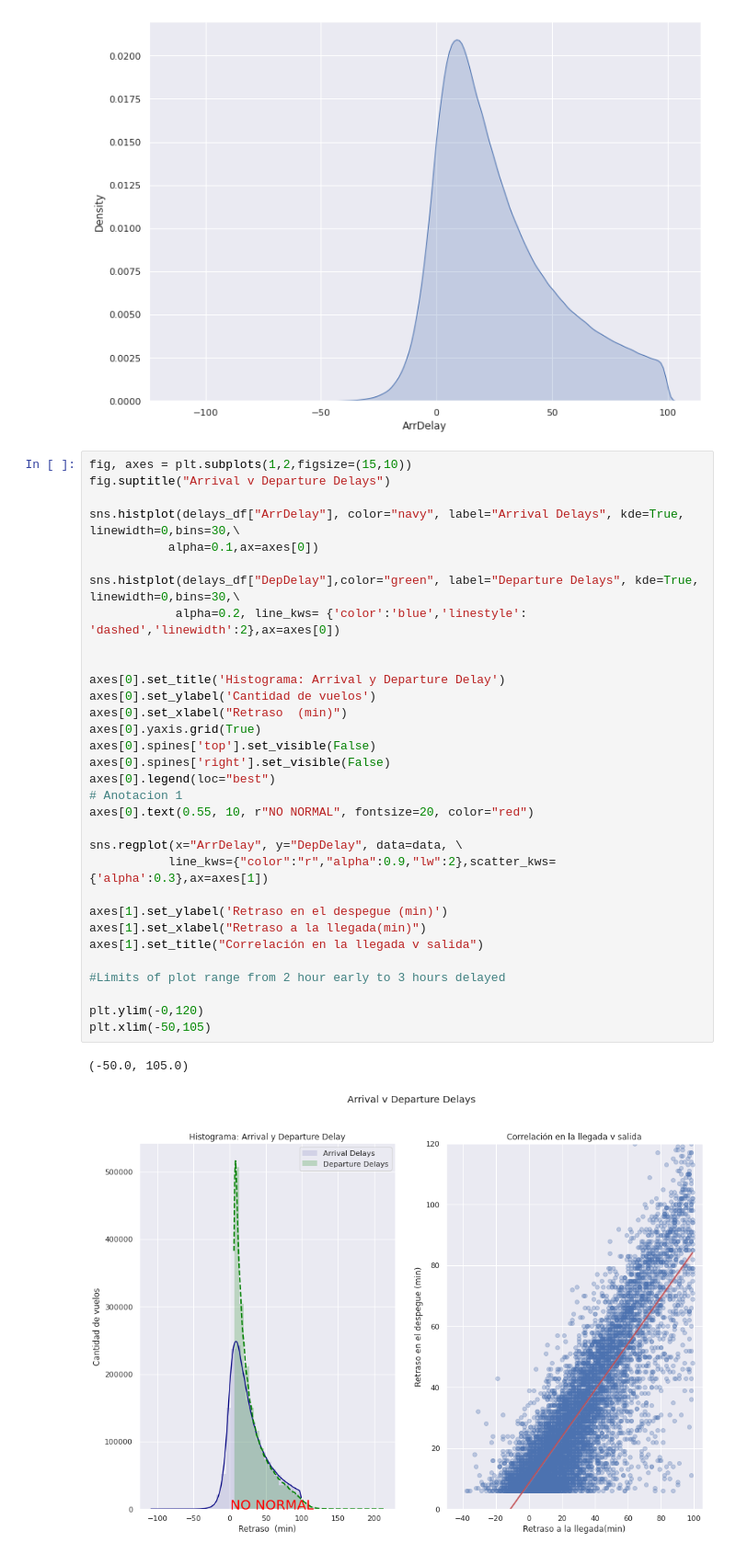
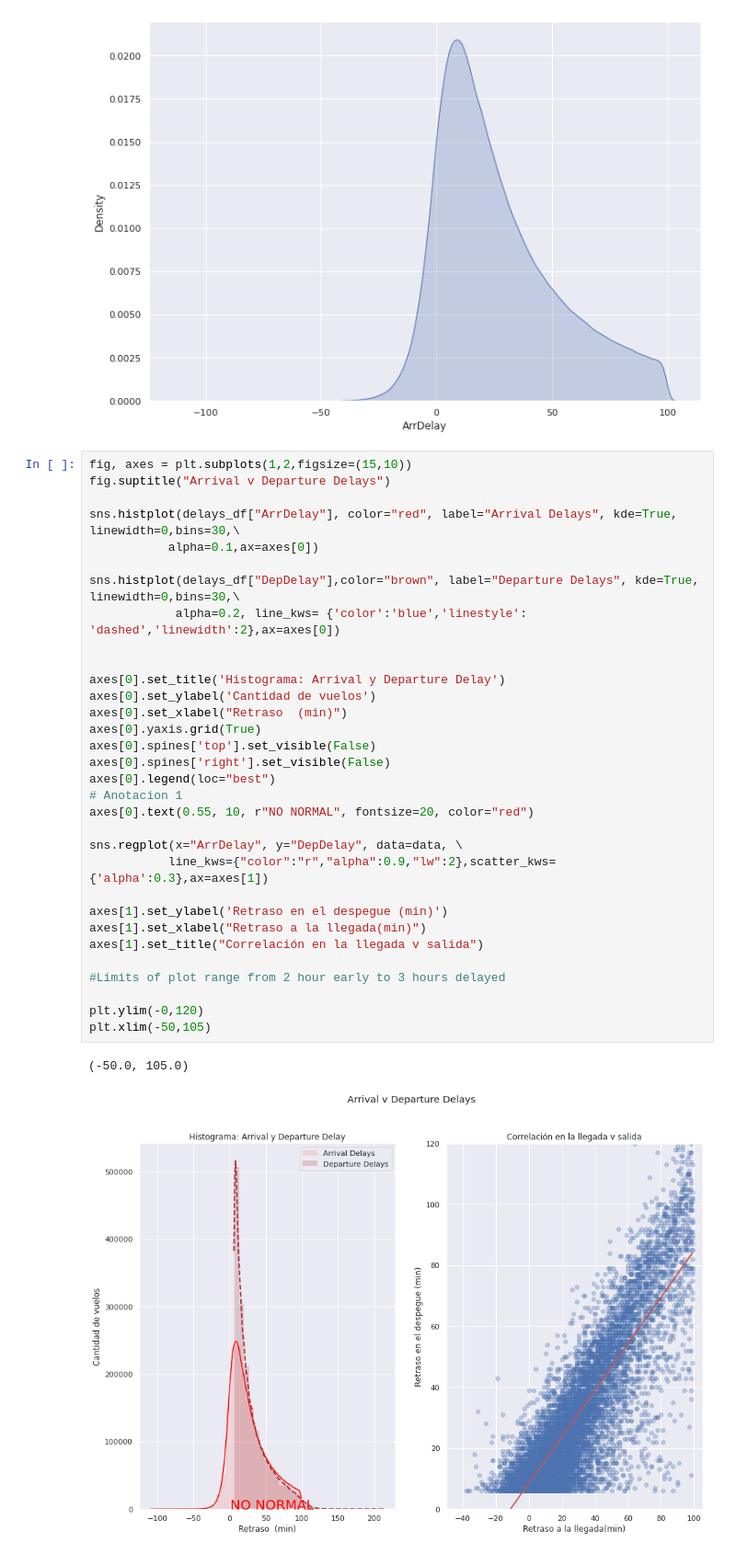
Before and after one commit to JMML2021/0301_visualitzaci-_explorat-ria, a Jupyter notebook: S03_T01_Visualització_gràfica_d'un_dataset.ipynb, the cells around one changed output. Shown at 92% size. Drawn from its saved outputs; the diff is of its cells as text.

```diff
--- a/S03_T01_Visualització_gràfica_d'un_dataset.ipynb
+++ b/S03_T01_Visualització_gràfica_d'un_dataset.ipynb
@@ -344,37 +344,37 @@ sns.kdeplot(delays_df.ArrDelay, shade = True)
 fig, axes = plt.subplots(1,2,figsize=(15,10))
 fig.suptitle("Arrival v Departure Delays")
 
-sns.histplot(delays_df["ArrDelay"], color="navy", label="Arrival Delays", kde=True, linewidth=0,bins=30,\
+sns.histplot(delays_df["ArrDelay"], color="red", label="Arrival Delays", kde=True, linewidth=0,bins=30,\
            alpha=0.1,ax=axes[0])
 
-sns.histplot(delays_df["DepDelay"],color="green", label="Departure Delays", kde=True, linewidth=0,bins=30,\
+sns.histplot(delays_df["DepDelay"],color="brown", label="Departure Delays", kde=True, linewidth=0,bins=30,\
             alpha=0.2, line_kws= {'color':'blue','linestyle': 'dashed','linewidth':2},ax=axes[0])
 
 
 axes[0].set_title('Histograma: Arrival y Departure Delay')
 axes[0].set_ylabel('Cantidad de vuelos')
 axes[0].set_xlabel("Retraso  (min)")
 axes[0].yaxis.grid(True)
 axes[0].spines['top'].set_visible(False)
 axes[0].spines['right'].set_visible(False)
 axes[0].legend(loc="best")
 # Anotacion 1
 axes[0].text(0.55, 10, r"NO NORMAL", fontsize=20, color="red")
 
 sns.regplot(x="ArrDelay", y="DepDelay", data=data, \
            line_kws={"color":"r","alpha":0.9,"lw":2},scatter_kws={'alpha':0.3},ax=axes[1])
 
 axes[1].set_ylabel('Retraso en el despegue (min)')
 axes[1].set_xlabel("Retraso a la llegada(min)")
 axes[1].set_title("Correlación en la llegada v salida")
 
 #Limits of plot range from 2 hour early to 3 hours delayed
 
 plt.ylim(-0,120)
 plt.xlim(-50,105)
 # %% [output]
 (-50.0, 105.0)
-[figure, old version]
+[figure, new version]
 # %% [markdown]
 Conclusion:
 
```
Also changed, not shown: parts of 1 cell of this notebook.
